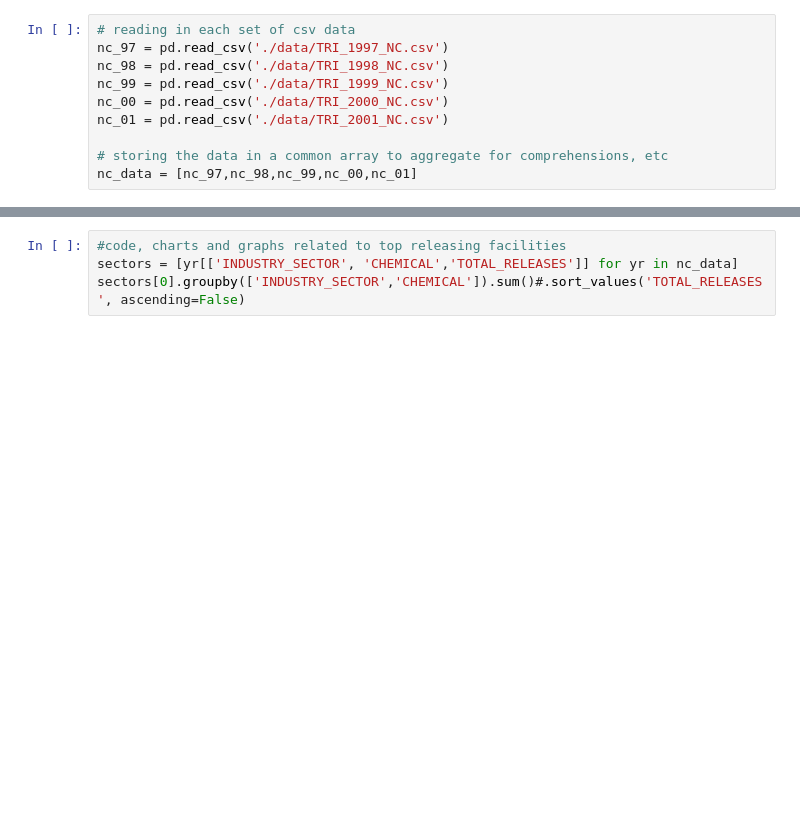
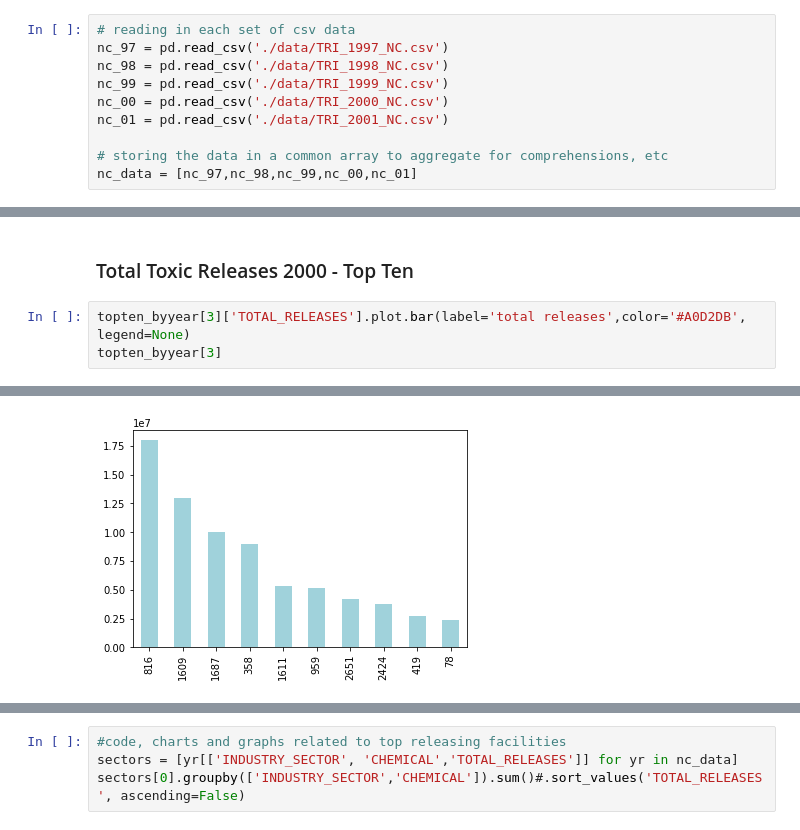
Before and after one commit to UNCG-CSE/Toxic-Crusaders, a Jupyter notebook: jacob/NC_TRI_97-01.ipynb, the cells around one changed output, grey strips where cells are left out. Cells and saved outputs as stored; diff of their text form; blank space fills up the shorter version.

```diff
--- a/jacob/NC_TRI_97-01.ipynb
+++ b/jacob/NC_TRI_97-01.ipynb
@@ -61,0 +103,6 @@ topten_byyear[0]
+# %% [markdown]
+### Total Toxic Releases 2000 - Top Ten
+# %%
+topten_byyear[3]['TOTAL_RELEASES'].plot.bar(label='total releases',color='#A0D2DB', legend=None)
+topten_byyear[3]
+# %% [output]
@@ -61,0 +120 @@ topten_byyear[0]
+[figure, added]
```
Also changed, not shown: parts of 28 cells of this notebook.
